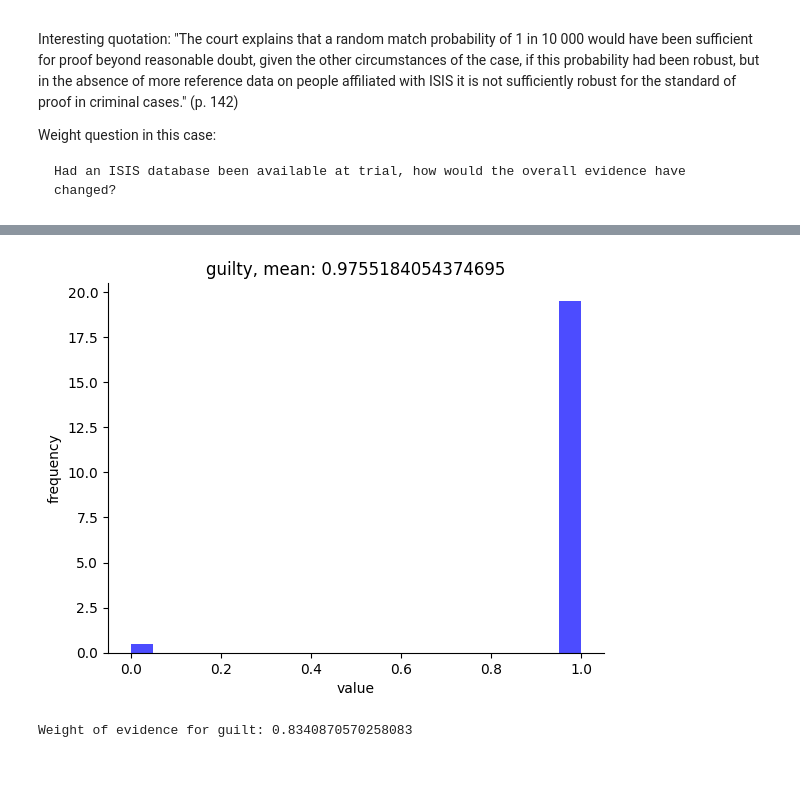
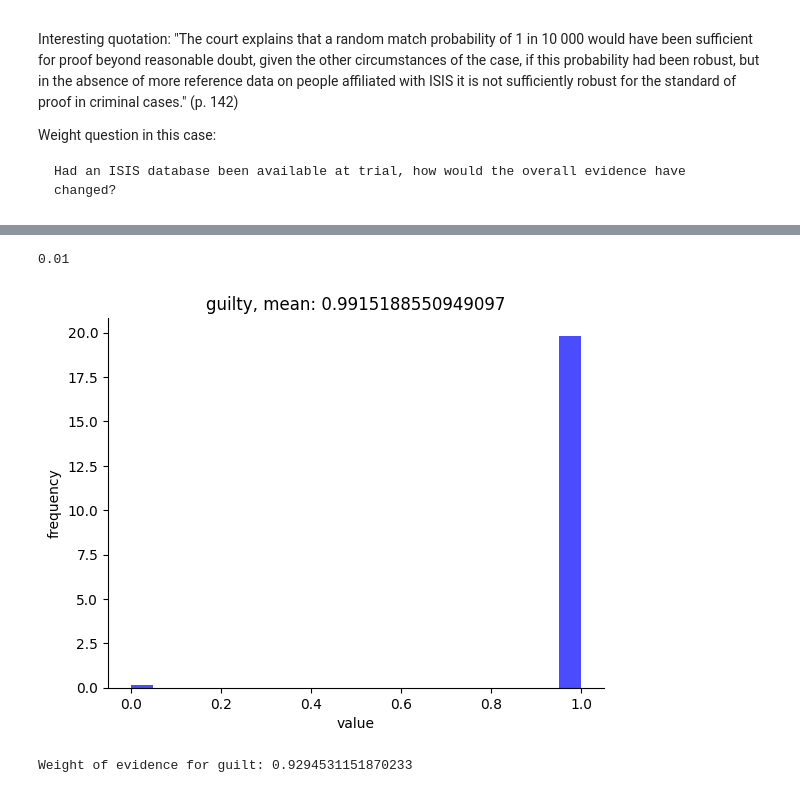
Before and after one commit to rfl-urbaniak/MRbook, a Jupyter notebook: weight-paper/scripts/missing_fingers.ipynb, the cells around one changed output, grey strips where cells are left out. Saved outputs shown, nothing was run; the diff lists cells and outputs as text; code cells hidden in the pictures.

```diff
--- a/weight-paper/scripts/missing_fingers.ipynb
+++ b/weight-paper/scripts/missing_fingers.ipynb
@@ -79,7 +79,7 @@ def fingers_model_just_sweden():
 
     guilty = pyro.sample("guilty", dist.Bernoulli(prob_guilty))
 
-    pr_fingers_if_swedish = pyro.sample("pr_fingers_if_swedish", dist.Beta(2, 20000))
+    pr_fingers_if_swedish = pyro.sample("pr_fingers_if_swedish", dist.Beta(3, 20001))
 
     pr_fingers = pyro.deterministic("fingers_prob", guilty * 1 + (1 - guilty) * pr_fingers_if_swedish)
 
@@ -96,5 +96,5 @@ nodes = tr.trace.nodes
 
 
 
-plot_from_nodes(nodes, filters = {'fingers': 1.0}, nodes_to_plot=["guilty"])
+plot_from_nodes(nodes, filters = {'fingers': 1.0}, nodes_to_plot=["pr_fingers_if_swedish", "guilty"])
 # %% [output]
@@ -115,34 +116,39 @@ plot_from_nodes(nodes, filters = {'fingers': 1.0}, nodes_to_plot=["guilty"])
+# %%
+2/20000 * 100
+# %% [output]
+0.01
 # %%
 def fingers_model():
 
-    prob_guilty = pyro.sample("prob_guilty", dist.Beta(1, 1))  # this is unrealistically and extremely charitable if set to 1,1 as it means we have no prior belief about isis fighters torturing and killing people, while it was part of their modus operandi
+    prob_guilty = pyro.sample("prob_guilty", dist.Beta(1,1))  # this is unrealistically and extremely charitable if set to 1,1 as it means we have no prior belief about isis fighters torturing and killing people, while it was part of their modus operandi
 
     guilty = pyro.sample("guilty", dist.Bernoulli(prob_guilty))
 
-    pr_fingers_if_swedish = pyro.sample("pr_fingers_if_swedish", dist.Beta(2, 20000))
+    pr_fingers_if_swedish = pyro.sample("pr_fingers_if_swedish", dist.Beta(3, 20001))
 
-    pr_fingers_if_isis = pyro.sample("pr_fingers_if_isis", dist.Uniform(pr_fingers_if_swedish, (500 * pr_fingers_if_swedish).clamp(0, 1)))  # charitably, chance of fingers if in isis
-                                                                                                                                           # 50 times higher than if merely swedish
+    pr_fingers_if_isis = pyro.sample("pr_fingers_if_isis", dist.Uniform(pr_fingers_if_swedish, (100 * pr_fingers_if_swedish).clamp(0, 1)))  # charitably, chance of fingers if in isis
+
+    #pr_fingers_if_isis =  0.01                                                                                                                                      # 50 times higher than if merely swedish
 
     pr_fingers = pyro.deterministic("fingers_prob", guilty * 1 +
                                         (1 - guilty) * pr_fingers_if_isis)
 
     fingers = pyro.sample("fingers", dist.Bernoulli(pr_fingers))
 
 pyro.render_model(fingers_model)
 
 with pyro.poutine.trace() as tr:
     with pyro.plate("data", 100000):
         fingers_model()
 
 nodes = tr.trace.nodes
 df = plot_from_nodes(nodes, filters = {'fingers': 1.0}, nodes_to_plot=["guilty"])
 
 posterior_guilt =  [df['guilty'].mean(), 1 - df['guilty'].mean()]
 print(f"Weight of evidence for guilt: {weight(posterior_guilt)}")
 # %% [output]
-[figure, old version]
+[figure, new version]
-Weight of evidence for guilt: 0.8340870570258083
+Weight of evidence for guilt: 0.9294531151870233
 # %%
 def fingers_model():
 
```
Also changed, not shown: parts of 2 cells of this notebook, 1 other file.
